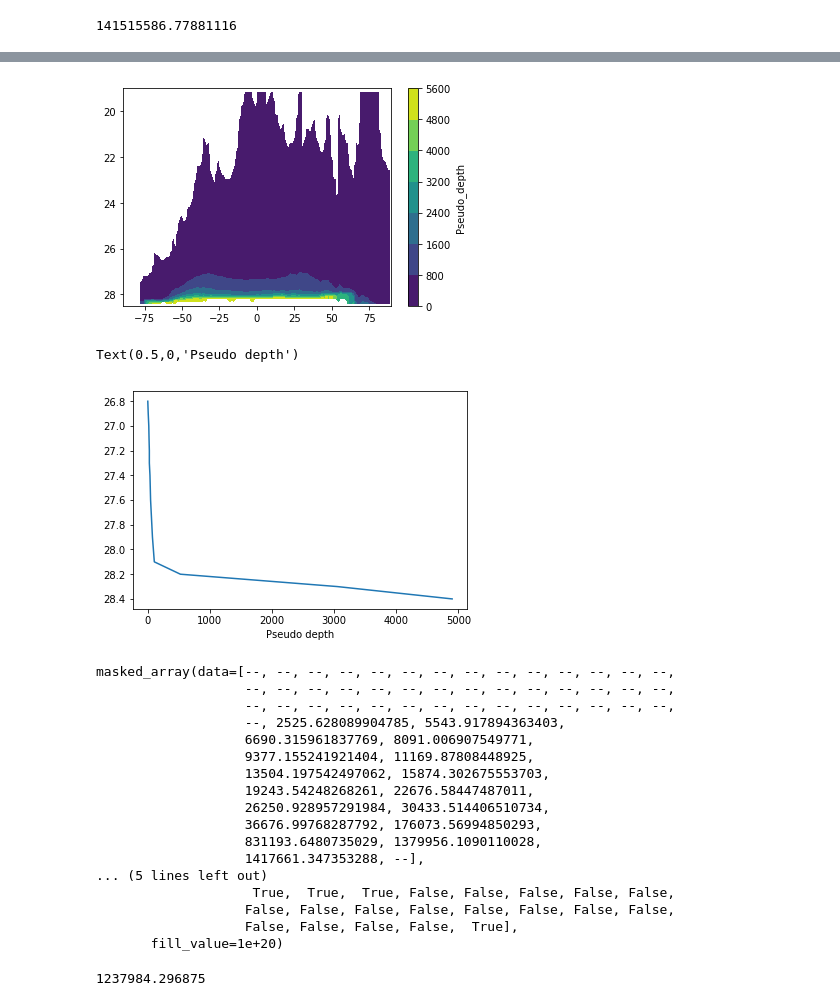
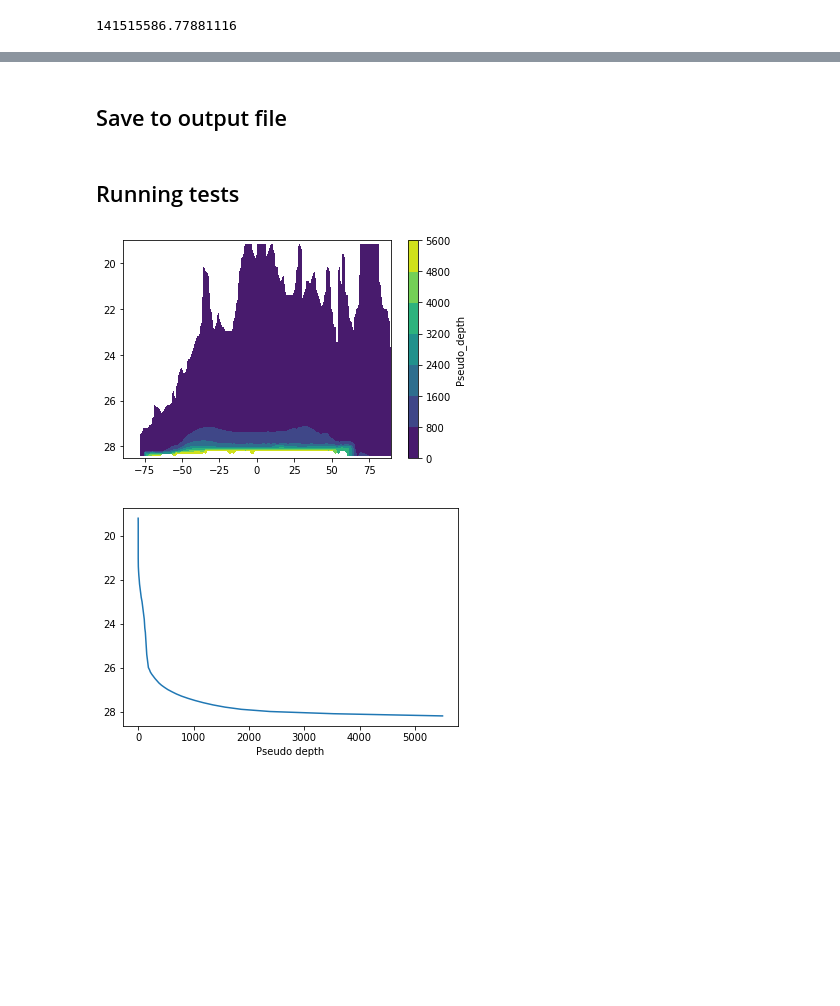
Before and after one commit to eguil/Density_bining, a Jupyter notebook: Yona_analysis/programs/ocean_refill_remaptoz.ipynb, the cells around one changed output, grey strips where cells are left out. Drawn from its saved outputs; the diff is of its cells as text; code cells hidden in the pictures; blank space fills up the shorter version.

Commit message:
April 18th 2019 update

```diff
--- a/Yona_analysis/programs/ocean_refill_remaptoz.ipynb
+++ b/Yona_analysis/programs/ocean_refill_remaptoz.ipynb
@@ -6,14 +8,14 @@ from netCDF4 import Dataset as open_ncfile
 import time
 # %%
 # Read EN4 file : will be our climatology
-indir = '/data/ericglod/Density_binning/Obs_Prod_density_april16/'
-file = 'obs.EN4.historical.r0i0p0.mo.ocn.Omon.density.ver-1.latestX_zon2D.nc'
+indir = '/home/ericglod/Density_bining/test/'
+file = 'EN4.mon.ocean.Omon.1900_2017.density.nc'#'obs.EN4.historical.r0i0p0.mo.ocn.Omon.density.ver-1.latestX_zon2D.nc'
 f = open_ncfile(indir+file,'r')
 
 # Read variables
 lat = f.variables['latitude'][:]
 density = f.variables['lev'][:]
-isonvol = np.ma.average(f.variables['isonvol'][-100:,:,:,:],axis=0)*1.e03 # Volume of isopycnals in km3, make climatology
+isonvol = np.ma.average(f.variables['isonvol'][:,:,:,:],axis=0)*1.e03 # Volume of isopycnals in km3, make climatology
 
 basinN=4
 latN = len(lat)
@@ -231,46 +229,34 @@ for ibasin in range(basinN):
                 iz = find_nearest(cum_V,cum_isonvol[ilev])# Find index where the cumulated volume at ilev is closest to cumulated volume on gridz2
                 pseudo_depth[ibasin,ilev+1,ilat] = gridz2[iz+1] # Save corresponding z level on gridz (+1 because volume of one level corresponds to the water between that level and the level below)
                 #print(ilev,density[ilev],iz+1,gridz2[iz+1],cum_isonvol[ilev],cum_V[iz])
+# %% [markdown]
+## Save to output file
+# %%
+import pickle
+
+# write to pickle
+#pickle.dump( pseudo_depth, open( "EN4.pseudo_depth.zonal.pkl", "wb" ) )
+
+# read from pickle
+pseudo_z = pickle.load( open( "/home/ysilvy/Density_bining/Yona_analysis/data/remaptoz/EN4.pseudo_depth.zonal.pkl", "rb" ) )
+# %% [markdown]
+## Running tests
 # %%
-plt.contourf(lat2d,density2d,pseudo_depth[1,:,:])
+plt.contourf(lat2d,density2d,pseudo_z[1,:,:])
 ax=plt.gca()
 ax.invert_yaxis()
 cb=plt.colorbar()
 cb.set_label('Pseudo_depth')
+plt.show()
 # %% [output]
-[figure, old version]
+[figure, new version]
 # %%
-plt.plot(pseudo_depth,density)
+plt.plot(pseudo_z[0,:,90],density)
 plt.gca().invert_yaxis()
 plt.xlabel('Pseudo depth')
+plt.show()
 # %% [output]
-Text(0.5,0,'Pseudo depth')
-[figure, old version]
+[figure, new version]
-# %%
-isonvol[ibasin,:,ilat]
-cum_isonvol
-# %% [output]
-masked_array(data=[--, --, --, --, --, --, --, --, --, --, --, --, --, --,
-                   --, --, --, --, --, --, --, --, --, --, --, --, --, --,
-                   --, --, --, --, --, --, --, --, --, --, --, --, --, --,
-                   --, 2525.628089904785, 5543.917894363403,
-                   6690.315961837769, 8091.006907549771,
-                   9377.155241921404, 11169.87808448925,
-                   13504.197542497062, 15874.302675553703,
-                   19243.54248268261, 22676.58447487011,
-                   26250.928957291984, 30433.514406510734,
-                   36676.99768287792, 176073.56994850293,
-                   831193.6480735029, 1379956.1090110028,
-                   1417661.347353288, --],
-... (5 lines left out)
-                    True,  True,  True, False, False, False, False, False,
-                   False, False, False, False, False, False, False, False,
-                   False, False, False, False,  True],
-       fill_value=1e+20)
-# %%
-np.ma.max(isonvol[ibasin,:,ilat])
-# %% [output]
-1237984.296875
 # %%
 import sys
 sys.path.append('/home/ysilvy/Density_bining/Yona_analysis/programs/')
```
Also changed, not shown: parts of 27 cells of this notebook, 11 other files.
